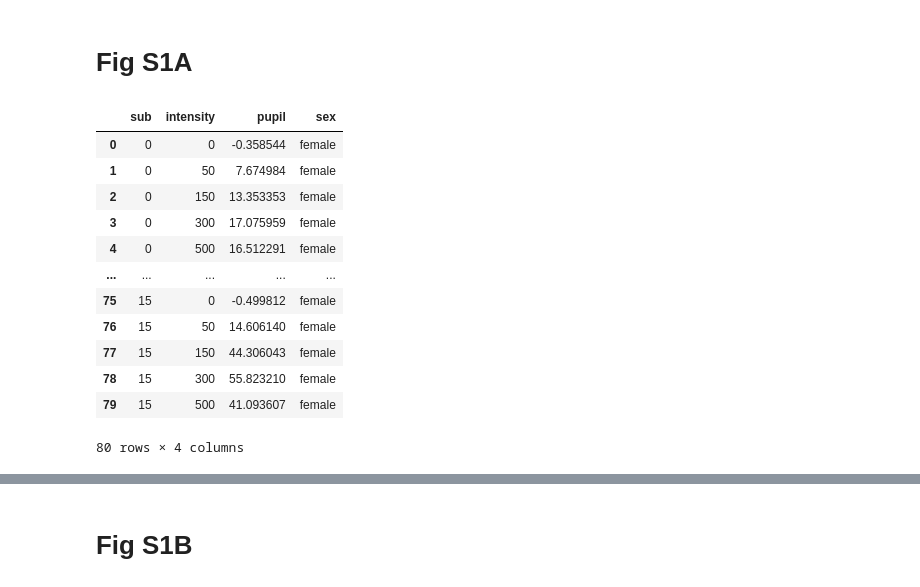
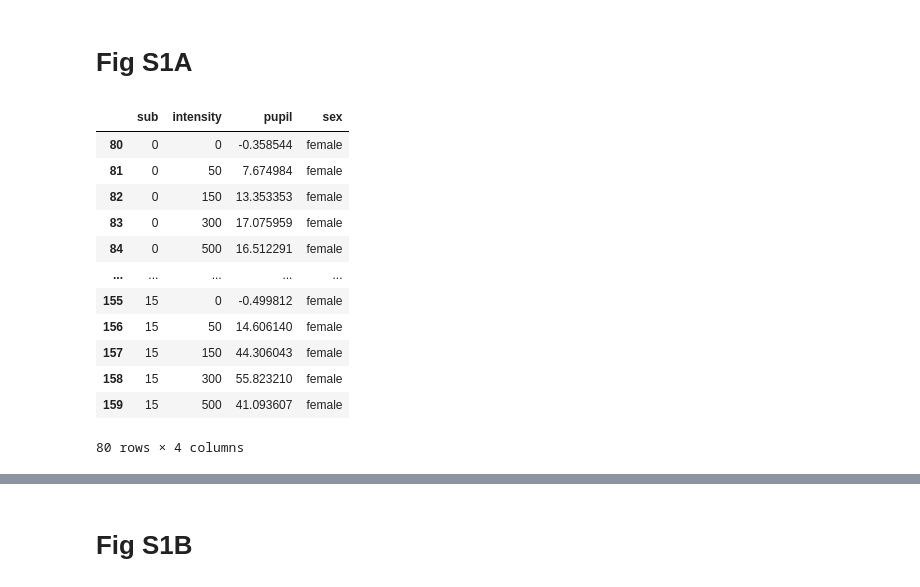
Before and after one commit to raffaelemazziotti/ECo_code, a Jupyter notebook: Fig_S1_code_stats.ipynb, the cells around one changed output, grey strips where cells are left out. Cells and saved outputs as stored; diff of their text form; code cells hidden in the pictures.

```diff
--- a/Fig_S1_code_stats.ipynb
+++ b/Fig_S1_code_stats.ipynb
@@ -9,24 +84,24 @@ ylims = dict(pupil=(-20,80),locom=(-60,350))
 # %% [markdown]
 # Fig S1A
 # %%
-der_pupil = pd.read_excel('Data/fig_S1/DER_pupil_sex.xlsx',index_col=0)
+der_pupil = pd.read_excel('Data/fig_S1/DER_pupil_sex.xlsx')
 male_der_pupil = der_pupil[der_pupil['sex']=='male']
 female_der_pupil = der_pupil[der_pupil['sex']=='female']
 
 female_der_pupil
 # %% [output]
 |  | sub | intensity | pupil | sex |
-| 0 | 0 | 0 | -0.358544 | female |
-| 1 | 0 | 50 | 7.674984 | female |
-| 2 | 0 | 150 | 13.353353 | female |
-| 3 | 0 | 300 | 17.075959 | female |
-| 4 | 0 | 500 | 16.512291 | female |
+| 80 | 0 | 0 | -0.358544 | female |
+| 81 | 0 | 50 | 7.674984 | female |
+| 82 | 0 | 150 | 13.353353 | female |
+| 83 | 0 | 300 | 17.075959 | female |
+| 84 | 0 | 500 | 16.512291 | female |
 | ... | ... | ... | ... | ... |
-| 75 | 15 | 0 | -0.499812 | female |
-| 76 | 15 | 50 | 14.606140 | female |
-| 77 | 15 | 150 | 44.306043 | female |
-| 78 | 15 | 300 | 55.823210 | female |
-| 79 | 15 | 500 | 41.093607 | female |
+| 155 | 15 | 0 | -0.499812 | female |
+| 156 | 15 | 50 | 14.606140 | female |
+| 157 | 15 | 150 | 44.306043 | female |
+| 158 | 15 | 300 | 55.823210 | female |
+| 159 | 15 | 500 | 41.093607 | female |
 80 rows × 4 columns
 # %%
 fig,ax = plt.subplots()
```
Also changed, not shown: parts of 15 cells of this notebook, 5 other files.
